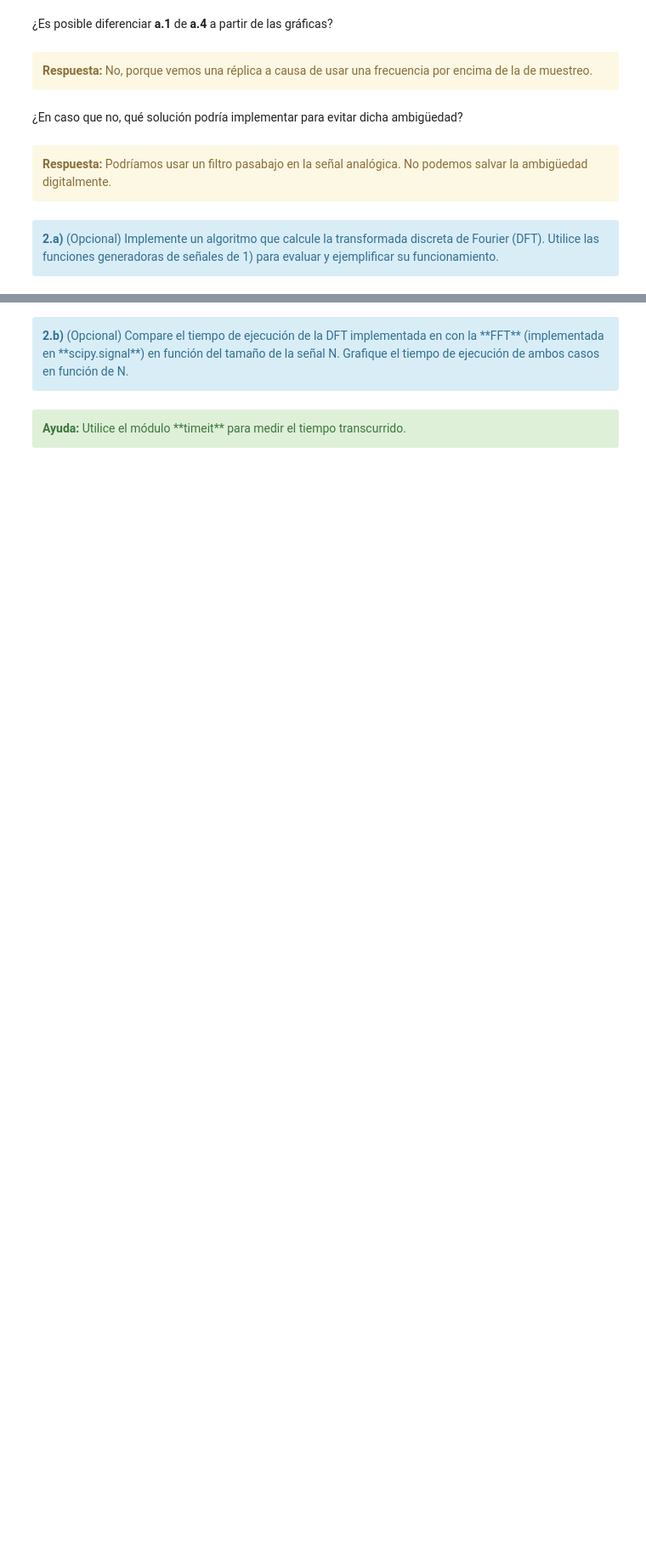
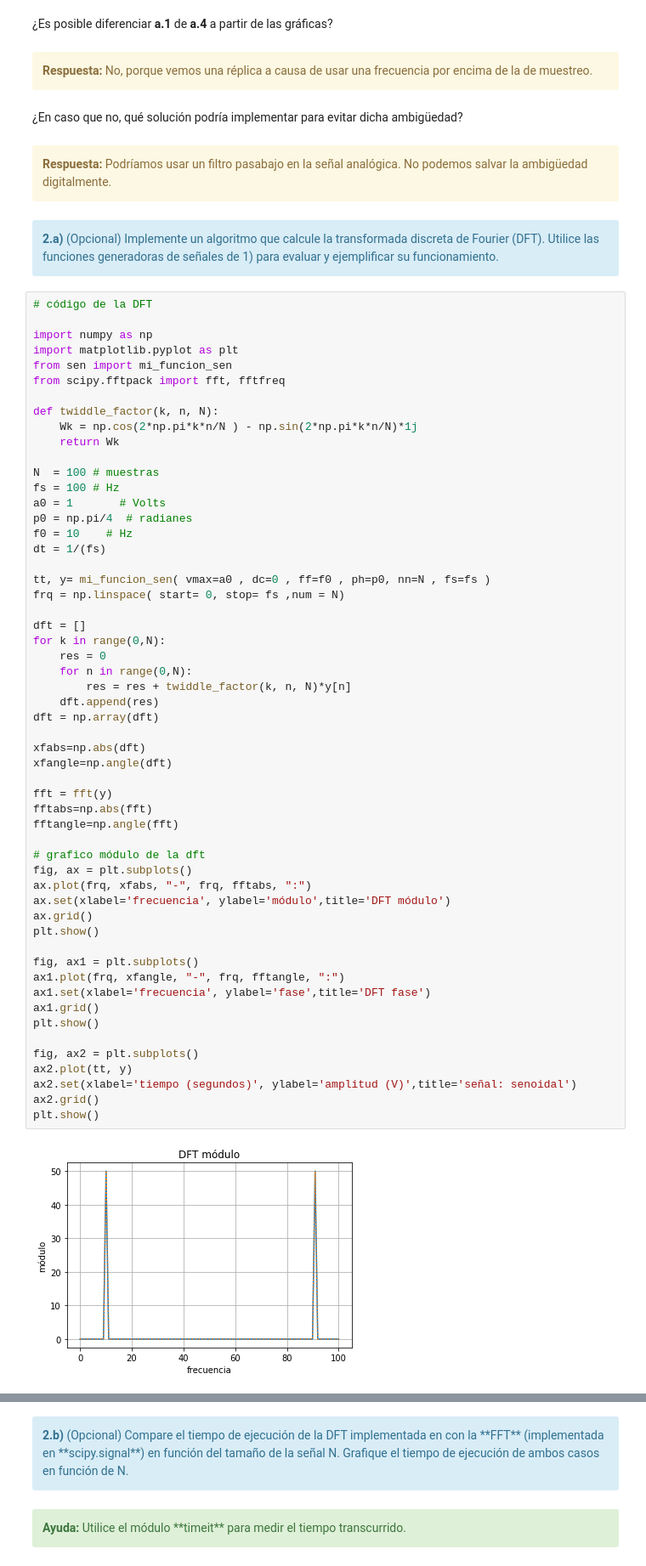
Before and after one commit to yaninacorsaro/PDS, a Jupyter notebook: TP1 - Muestreo de señales - Forurier.ipynb, the cells around one changed output, grey strips where cells are left out. Shown at 85% size. Cells and saved outputs as stored; diff of their text form; blank space fills up the shorter version.

```diff
--- a/TP1 - Muestreo de señales - Forurier.ipynb
+++ b/TP1 - Muestreo de señales - Forurier.ipynb
@@ -200,3 +200,60 @@ plt.show()
 <div class="alert alert-block alert-info">
 <b>2.a)</b> (Opcional) Implemente un algoritmo que calcule la transformada discreta de Fourier (DFT). Utilice las funciones generadoras de señales de 1) para evaluar y ejemplificar su funcionamiento.
 </div>
+# %%
+# código de la DFT
+
+import numpy as np
+import matplotlib.pyplot as plt
+from sen import mi_funcion_sen
+from scipy.fftpack import fft, fftfreq
+
+def twiddle_factor(k, n, N):
+    Wk = np.cos(2*np.pi*k*n/N ) - np.sin(2*np.pi*k*n/N)*1j
+    return Wk
+
+N  = 100 # muestras
+fs = 100 # Hz
+a0 = 1       # Volts
+p0 = np.pi/4  # radianes
+f0 = 10    # Hz
+dt = 1/(fs)
+
+tt, y= mi_funcion_sen( vmax=a0 , dc=0 , ff=f0 , ph=p0, nn=N , fs=fs )
+frq = np.linspace( start= 0, stop= fs ,num = N)
+
+dft = []
+for k in range(0,N):
+    res = 0
+    for n in range(0,N):
+        res = res + twiddle_factor(k, n, N)*y[n]
+    dft.append(res)
+dft = np.array(dft)
+
+xfabs=np.abs(dft)
+xfangle=np.angle(dft)
+
+fft = fft(y)
+fftabs=np.abs(fft)
+fftangle=np.angle(fft)
+
+# grafico módulo de la dft
+fig, ax = plt.subplots()
+ax.plot(frq, xfabs, "-", frq, fftabs, ":")
+ax.set(xlabel='frecuencia', ylabel='módulo',title='DFT módulo')
+ax.grid()
+plt.show()
+
+fig, ax1 = plt.subplots()
+ax1.plot(frq, xfangle, "-", frq, fftangle, ":")
+ax1.set(xlabel='frecuencia', ylabel='fase',title='DFT fase')
+ax1.grid()
+plt.show()
+
+fig, ax2 = plt.subplots()
+ax2.plot(tt, y)
+ax2.set(xlabel='tiempo (segundos)', ylabel='amplitud (V)',title='señal: senoidal')
+ax2.grid()
+plt.show()
+# %% [output]
+[figure, added]
```
Also changed, not shown: parts of 3 cells of this notebook, 1 other file.
